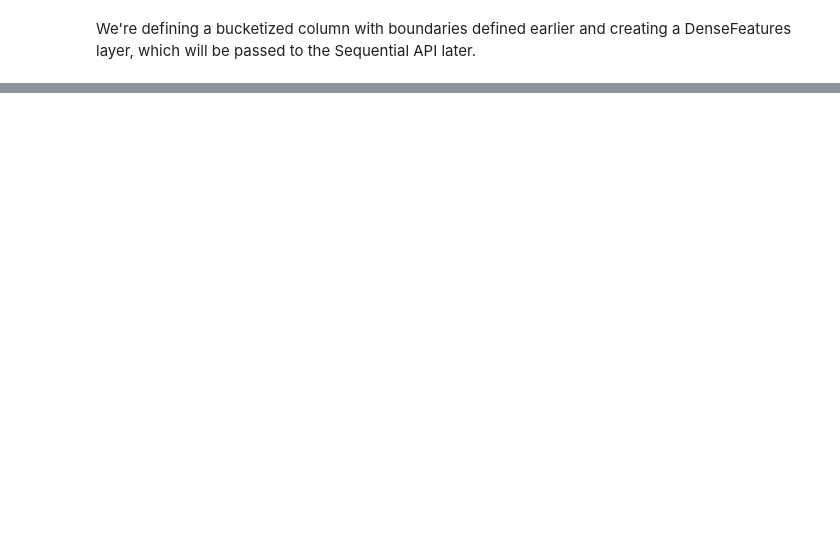
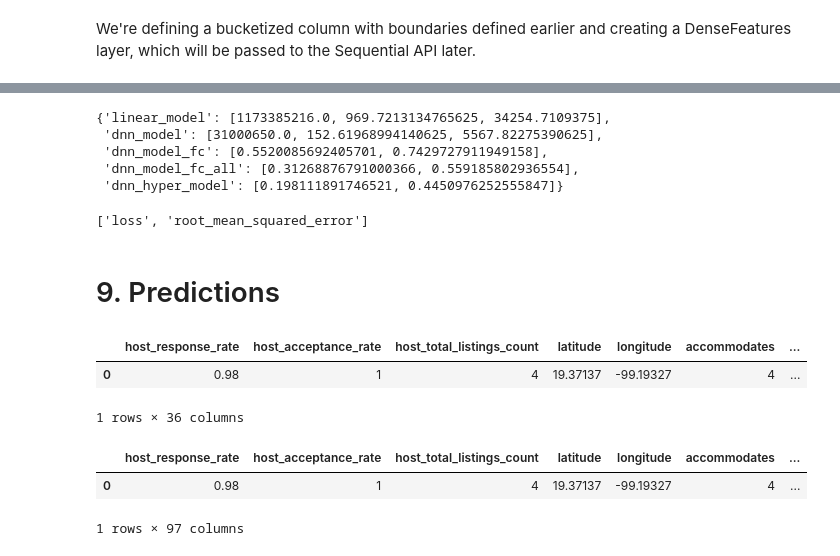
Before and after one commit to danielazamorah/ml-airbnb-pricing-mexico-city, a Jupyter notebook: nbs/02_training.ipynb, the cells around one changed output, grey strips where cells are left out. Cells and saved outputs as stored; diff of their text form; code cells hidden in the pictures; blank space fills up the shorter version.

```diff
--- a/nbs/02_training.ipynb
+++ b/nbs/02_training.ipynb
@@ -366,0 +843,79 @@ plot_loss(history)
+# %%
+test_results
+# %% [output]
+{'linear_model': [1173385216.0, 969.7213134765625, 34254.7109375],
+ 'dnn_model': [31000650.0, 152.61968994140625, 5567.82275390625],
+ 'dnn_model_fc': [0.5520085692405701, 0.7429727911949158],
+ 'dnn_model_fc_all': [0.31268876791000366, 0.559185802936554],
+ 'dnn_hyper_model': [0.198111891746521, 0.4450976252555847]}
+# %%
+h_model.metrics_names
+# %% [output]
+['loss', 'root_mean_squared_error']
+# %% [markdown]
+# 9. Predictions
+# %%
+example = {
+    'host_response_rate': [.98], # My grandparents respond 98% of the time
+     'host_acceptance_rate': [ 1], # Right now they always accept new guests
+     'host_total_listings_count': [ 4], # They have 4 units
+     'latitude': [ 19.37137], # ...
+     'longitude': [ -99.19327],
+     'accommodates': [ 4],
+     'bathroom_qty': [ 2],
+     'bedrooms': [ 2],
+     'beds': [ 3],
+    'host_response_time':['within_a_day'],
+    'host_is_superhost': [True],
+    'host_verifications_work_email':[1],
+    'host_has_profile_pic': [True],
+    'neighbourhood_cleansed': ['alvaro_obregon'],
+    'room_type': ['entire_home_apt'],
+    'property_description': ['home/apt'],
+    'bathroom_type':['private_bath'],
+     'gym': [0],
+     'pool': [0],
+     'kitchen': [1],
+     'parking': [1],
+     'washer': [1],
+     'dryer': [1],
+     'conditioning': [0],
+     'heating': [0],
+     'workspace': [1],
+     'tv': [1],
+     'hair dryer': [0],
+     'iron': [1],
+     'hot tub': [0],
+     'crib': [0],
+     'bbq': [0],
+     'fireplace': [0],
+     'smoking': [0],
+     'coffee maker': [1],
+     'instant_bookable': ['True'],
+
+}
+example_df = pd.DataFrame.from_dict(example)
+example_df.head()
+# %% [output]
+|  | host_response_rate | host_acceptance_rate | host_total_listings_count | latitude | longitude | accommodates | ... |
+| 0 | 0.98 | 1 | 4 | 19.37137 | -99.19327 | 4 | ... |
+1 rows × 36 columns
+# %%
+# 1. Get the structure of the original dataframe
+original_structure = train_features.columns
+
+# 2. Apply pd.get_dummies to the example_df
+example_df = pd.get_dummies(example_df, columns=categorical, drop_first=True)
+
+# 3. Add missing columns to example_df
+missing_cols = set(original_structure) - set(example_df.columns)
+for col in missing_cols:
+    example_df[col] = 0
+
+# 4. Ensure the order of columns is the same as in 'data'
+example_df = example_df[original_structure]
+example_df.head()
+# %% [output]
+|  | host_response_rate | host_acceptance_rate | host_total_listings_count | latitude | longitude | accommodates | ... |
+| 0 | 0.98 | 1 | 4 | 19.37137 | -99.19327 | 4 | ... |
+1 rows × 97 columns
```
Also changed, not shown: parts of 71 cells of this notebook, 1 other file.
